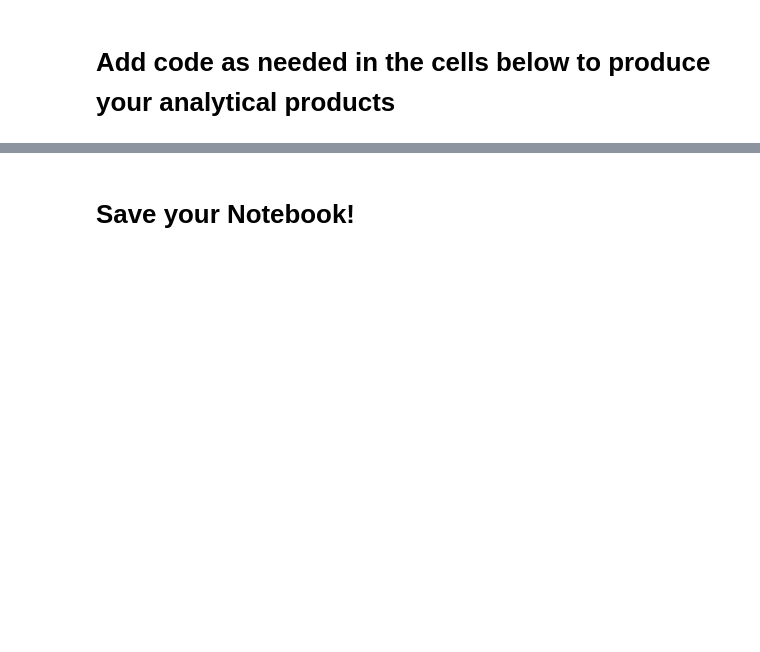
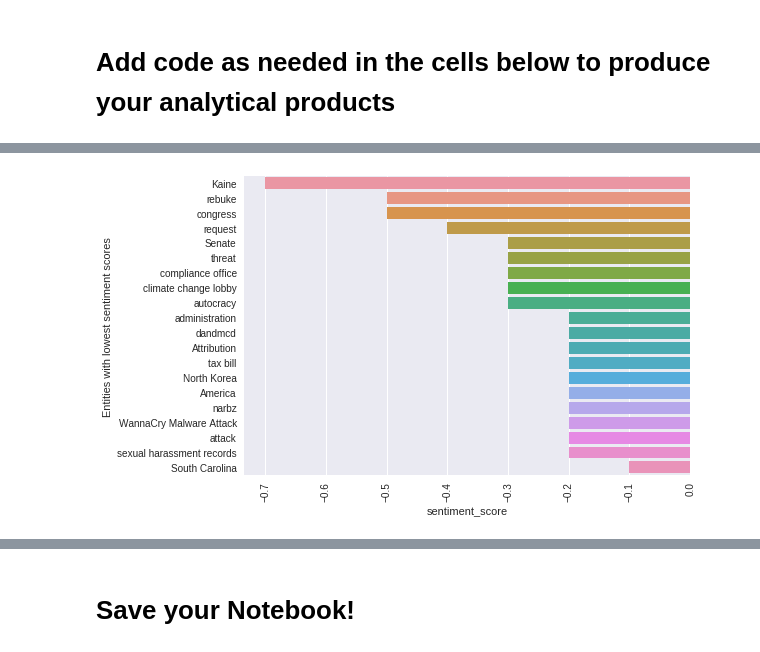
Before and after one commit to asouleymane/CloudCompute, a Jupyter notebook: module8/exercises/Project.ipynb, the cells around one changed output, grey strips where cells are left out. Drawn from its saved outputs; the diff is of its cells as text; code cells hidden in the pictures; blank space fills up the shorter version.

```diff
--- a/module8/exercises/Project.ipynb
+++ b/module8/exercises/Project.ipynb
@@ -10,0 +280,9 @@
+# %%
+from pandas import read_sql
+
+score=read_sql("""select max (sentscore) as sentiment_score, entity
+from sentiment_table
+group by entity
+order by sentiment_score ASC
+limit 20;""",conn)
+score.head(20)
@@ -11,3 +307,11 @@
+# %%
+bar_plot=sns.barplot(x="sentiment_score",y="entity",data=score)
+plt.xlabel("sentiment_score")
+plt.ylabel("Entities with lowest sentiment scores ")
+plt.xticks(rotation=90)
+plt.show()
+# %% [output]
+[figure, added]
 # %% [markdown]
 ## Preparing your submission
 
```
Also changed, not shown: parts of 14 cells of this notebook.
